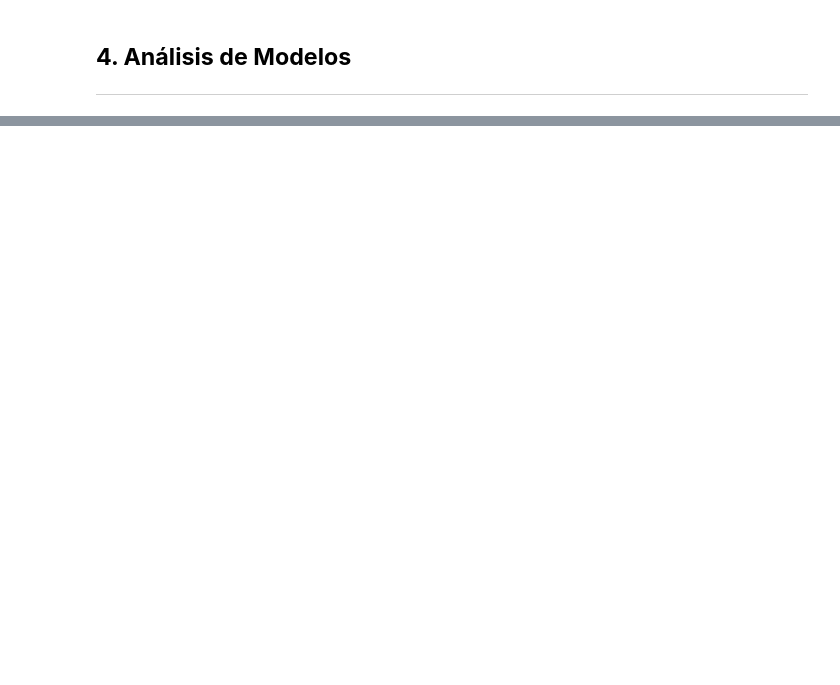
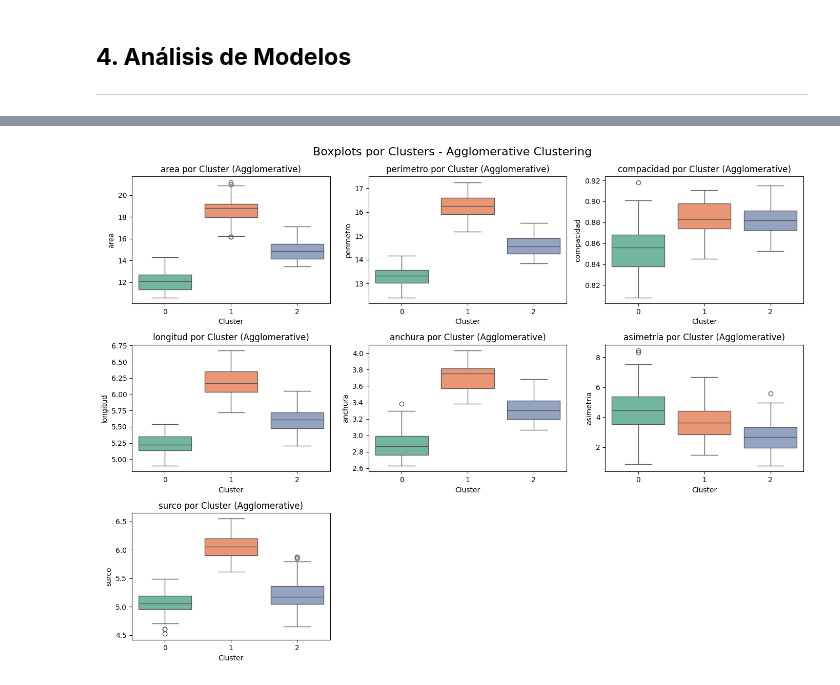
Before and after one commit to 100477706/Proyecto2_Aprendizaje, a Jupyter notebook: Clustering_27.ipynb, the cells around one changed output, grey strips where cells are left out. Drawn from its saved outputs; the diff is of its cells as text; code cells hidden in the pictures; blank space fills up the shorter version.

```diff
--- a/Clustering_27.ipynb
+++ b/Clustering_27.ipynb
@@ -928,0 +1017,19 @@ plt.show()
+# %%
+import warnings
+warnings.filterwarnings('ignore')
+
+# Agglomerative Clustering: boxplots por cluster
+df_agglo = X.copy()
+df_agglo['Cluster'] = agglo_labels
+
+plt.figure(figsize=(14, 10))
+for i, column in enumerate(df_agglo.columns[:-1], 1):
+    plt.subplot(3, 3, i)
+    sns.boxplot(data=df_agglo, x='Cluster', y=column, palette='Set2')
+    plt.title(f'{column} por Cluster (Agglomerative)')
+    plt.tight_layout()
+
+plt.suptitle('Boxplots por Clusters - Agglomerative Clustering', fontsize=16, y=1.02)
+plt.show()
+# %% [output]
+[figure, added]
```
Also changed, not shown: parts of 6 cells of this notebook.
